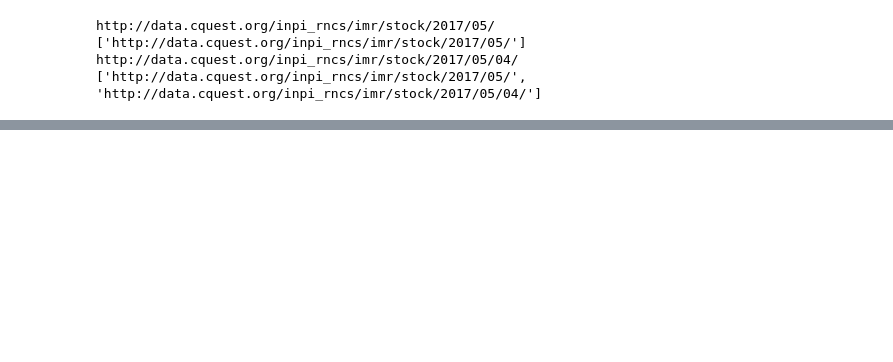
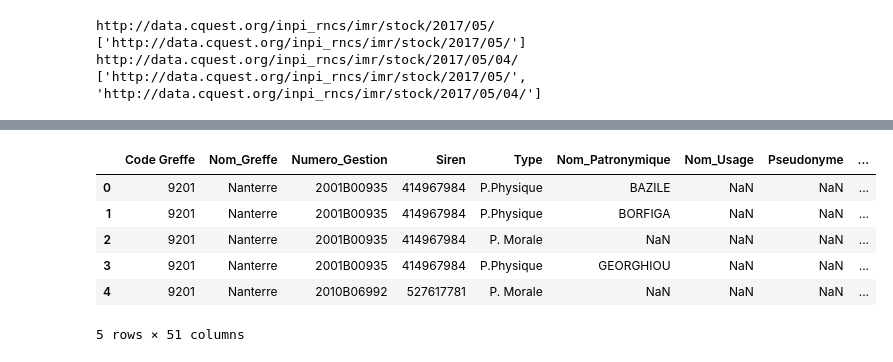
Before and after one commit to raphaeleadjerad/data_inpi, a Jupyter notebook: notebooks/01_import_raw_data_inpi.ipynb, the cells around one changed output, grey strips where cells are left out. Saved outputs shown, nothing was run; the diff lists cells and outputs as text; code cells hidden in the pictures; blank space fills up the shorter version.

```diff
--- a/notebooks/01_import_raw_data_inpi.ipynb
+++ b/notebooks/01_import_raw_data_inpi.ipynb
@@ -35,0 +73,10 @@ df_rep, df_pm = import_all_years()
+# %%
+df_rep.head()
+# %% [output]
+|  | Code Greffe | Nom_Greffe | Numero_Gestion | Siren | Type | Nom_Patronymique | Nom_Usage | Pseudonyme | ... |
+| 0 | 9201 | Nanterre | 2001B00935 | 414967984 | P.Physique | BAZILE | NaN | NaN | ... |
+| 1 | 9201 | Nanterre | 2001B00935 | 414967984 | P.Physique | BORFIGA | NaN | NaN | ... |
+| 2 | 9201 | Nanterre | 2001B00935 | 414967984 | P. Morale | NaN | NaN | NaN | ... |
+| 3 | 9201 | Nanterre | 2001B00935 | 414967984 | P.Physique | GEORGHIOU | NaN | NaN | ... |
+| 4 | 9201 | Nanterre | 2010B06992 | 527617781 | P. Morale | NaN | NaN | NaN | ... |
+5 rows × 51 columns
```
Also changed, not shown: parts of 4 cells of this notebook, 2 other files.
